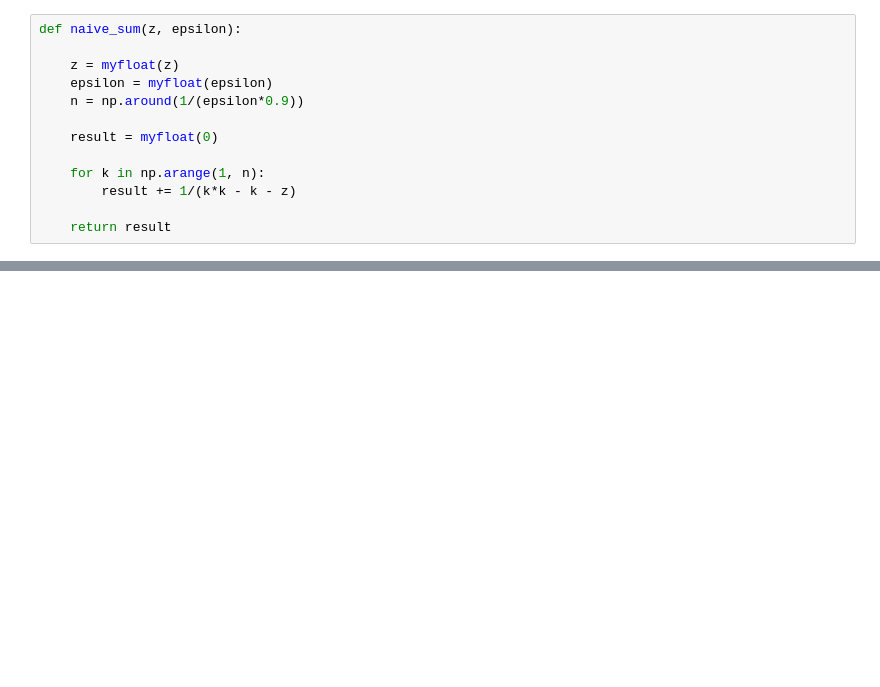
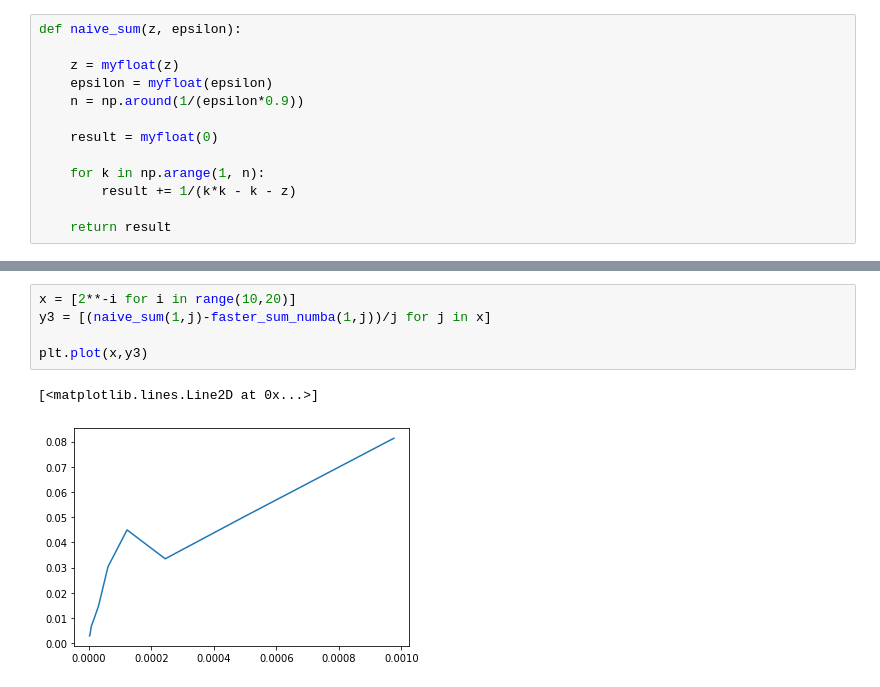
Before and after one commit to anuramat/comp_algos, a Jupyter notebook: series.ipynb, the cells around one changed output, grey strips where cells are left out. Cells and saved outputs as stored; diff of their text form; blank space fills up the shorter version.

```diff
--- a/series.ipynb
+++ b/series.ipynb
@@ -94,0 +111,8 @@ numba result 0.5462506241047935
+# %%
+x = [2**-i for i in range(10,20)]
+y3 = [(naive_sum(1,j)-faster_sum_numba(1,j))/j for j in x]
+
+plt.plot(x,y3)
+# %% [output]
+[<matplotlib.lines.Line2D at 0x...>]
+[figure, added]
```
Also changed, not shown: parts of 6 cells of this notebook.
